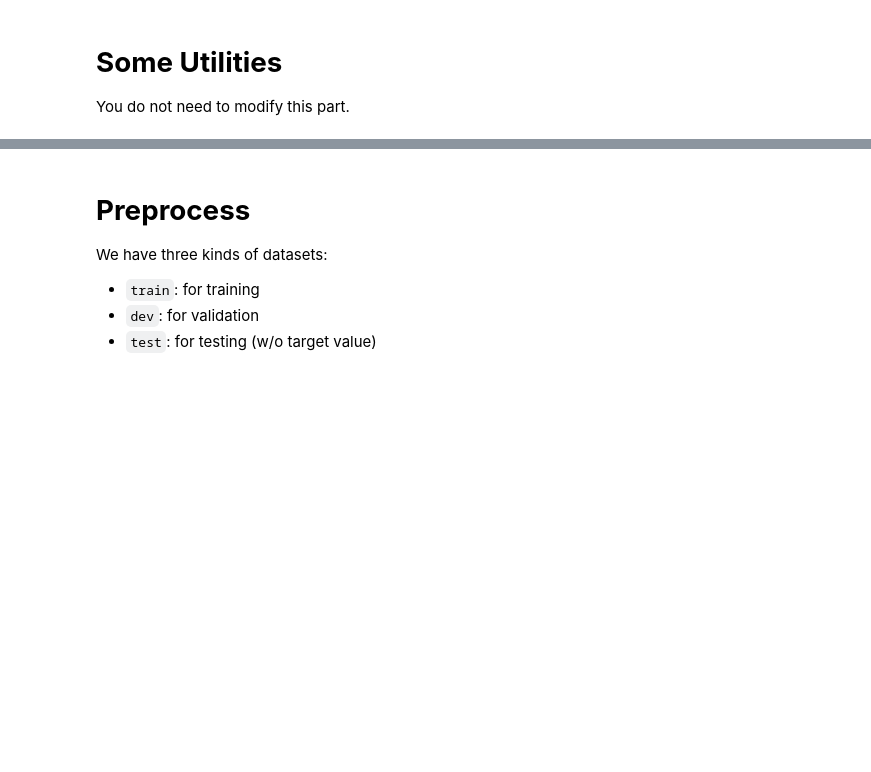
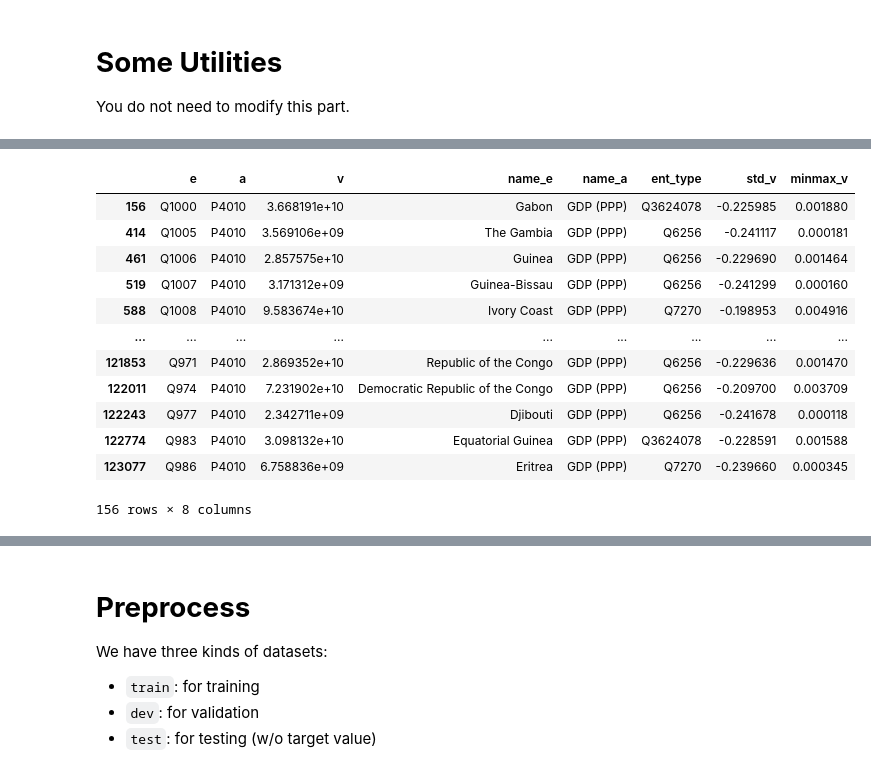
Before and after one commit to tinginde/Kgc-attribute-value-prediction-with-constraints, a Jupyter notebook: baseline/ML2021Spring - HW1.ipynb, the cells around one changed output, grey strips where cells are left out. Cells and saved outputs as stored; diff of their text form; code cells hidden in the pictures; blank space fills up the shorter version.

```diff
--- a/baseline/ML2021Spring - HW1.ipynb
+++ b/baseline/ML2021Spring - HW1.ipynb
@@ -82,0 +300,16 @@ def plot_pred(dv_set, model, device, lim=35., preds=None, targets=None):
+# %%
+attri_data[attri_data['a']=='P4010']
+# %% [output]
+|  | e | a | v | name_e | name_a | ent_type | std_v | minmax_v |
+| 156 | Q1000 | P4010 | 3.668191e+10 | Gabon | GDP (PPP) | Q3624078 | -0.225985 | 0.001880 |
+| 414 | Q1005 | P4010 | 3.569106e+09 | The Gambia | GDP (PPP) | Q6256 | -0.241117 | 0.000181 |
+| 461 | Q1006 | P4010 | 2.857575e+10 | Guinea | GDP (PPP) | Q6256 | -0.229690 | 0.001464 |
+| 519 | Q1007 | P4010 | 3.171312e+09 | Guinea-Bissau | GDP (PPP) | Q6256 | -0.241299 | 0.000160 |
+| 588 | Q1008 | P4010 | 9.583674e+10 | Ivory Coast | GDP (PPP) | Q7270 | -0.198953 | 0.004916 |
+| ... | ... | ... | ... | ... | ... | ... | ... | ... |
+| 121853 | Q971 | P4010 | 2.869352e+10 | Republic of the Congo | GDP (PPP) | Q6256 | -0.229636 | 0.001470 |
+| 122011 | Q974 | P4010 | 7.231902e+10 | Democratic Republic of the Congo | GDP (PPP) | Q6256 | -0.209700 | 0.003709 |
+| 122243 | Q977 | P4010 | 2.342711e+09 | Djibouti | GDP (PPP) | Q6256 | -0.241678 | 0.000118 |
+| 122774 | Q983 | P4010 | 3.098132e+10 | Equatorial Guinea | GDP (PPP) | Q3624078 | -0.228591 | 0.001588 |
+| 123077 | Q986 | P4010 | 6.758836e+09 | Eritrea | GDP (PPP) | Q7270 | -0.239660 | 0.000345 |
+156 rows × 8 columns
```
Also changed, not shown: parts of 53 cells of this notebook, 8 other files.
